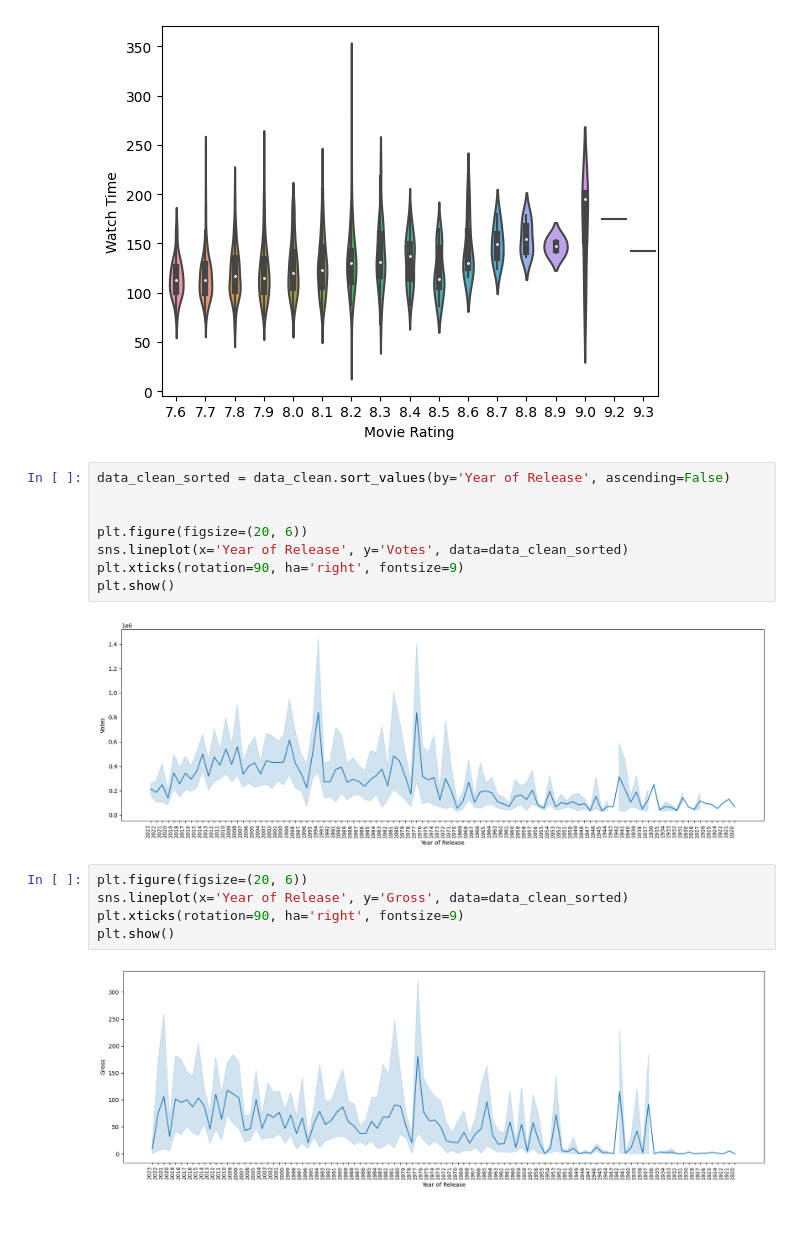
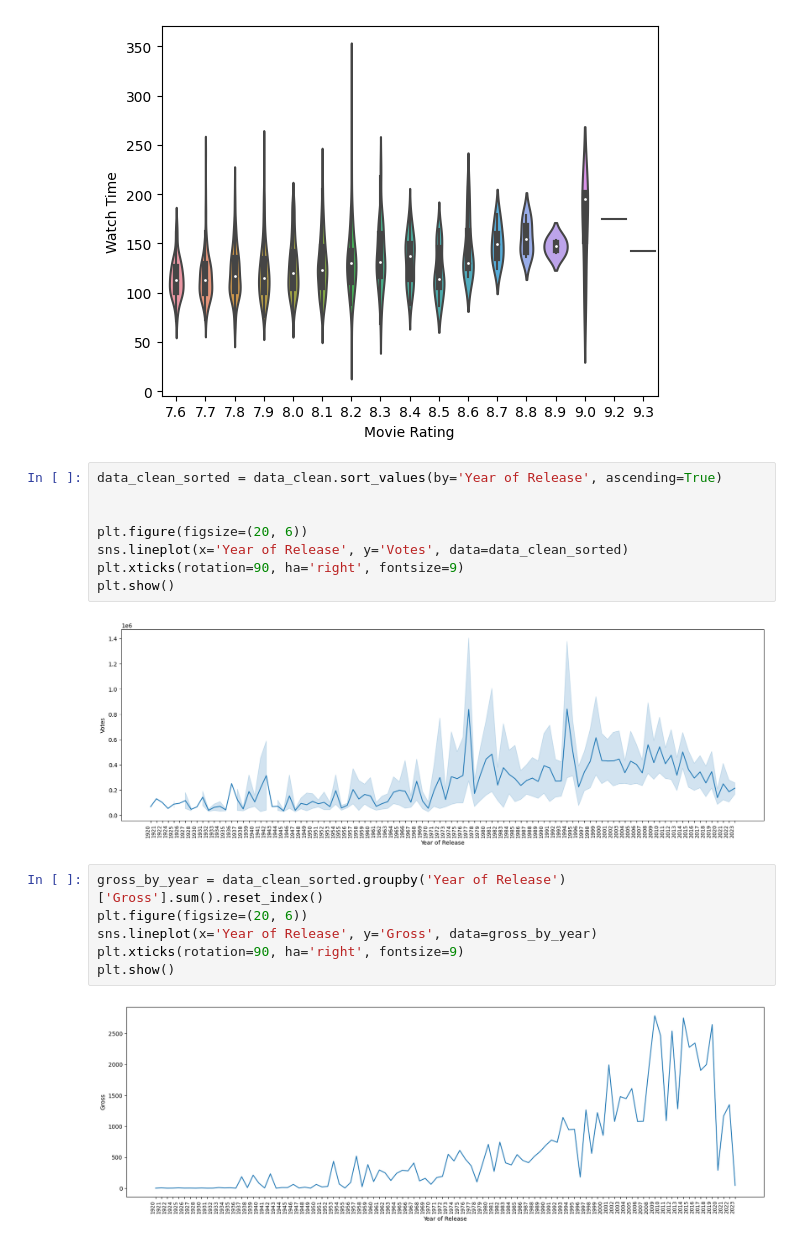
Before and after one commit to domingasdb/Data-Analysis-with-Artificial-Intelligence, a Jupyter notebook: analysis_imdb.ipynb, the cells around one changed output. Cells and saved outputs as stored; diff of their text form.

Commit message:
IMDB data analysis

```diff
--- a/analysis_imdb.ipynb
+++ b/analysis_imdb.ipynb
@@ -197,19 +197,20 @@ sns.violinplot(x='Movie Rating', y='Watch Time', data=data_clean)
 <AxesSubplot: xlabel='Movie Rating', ylabel='Watch Time'>
 [figure]
 # %%
-data_clean_sorted = data_clean.sort_values(by='Year of Release', ascending=False)
+data_clean_sorted = data_clean.sort_values(by='Year of Release', ascending=True)
 
 
 plt.figure(figsize=(20, 6))
 sns.lineplot(x='Year of Release', y='Votes', data=data_clean_sorted)
 plt.xticks(rotation=90, ha='right', fontsize=9)
 plt.show()
 # %% [output]
-[figure, old version]
+[figure, new version]
 # %%
+gross_by_year = data_clean_sorted.groupby('Year of Release')['Gross'].sum().reset_index()
 plt.figure(figsize=(20, 6))
-sns.lineplot(x='Year of Release', y='Gross', data=data_clean_sorted)
+sns.lineplot(x='Year of Release', y='Gross', data=gross_by_year)
 plt.xticks(rotation=90, ha='right', fontsize=9)
 plt.show()
 # %% [output]
-[figure, old version]
+[figure, new version]
```
Also changed, not shown: parts of 1 cell of this notebook, 2 other files.
